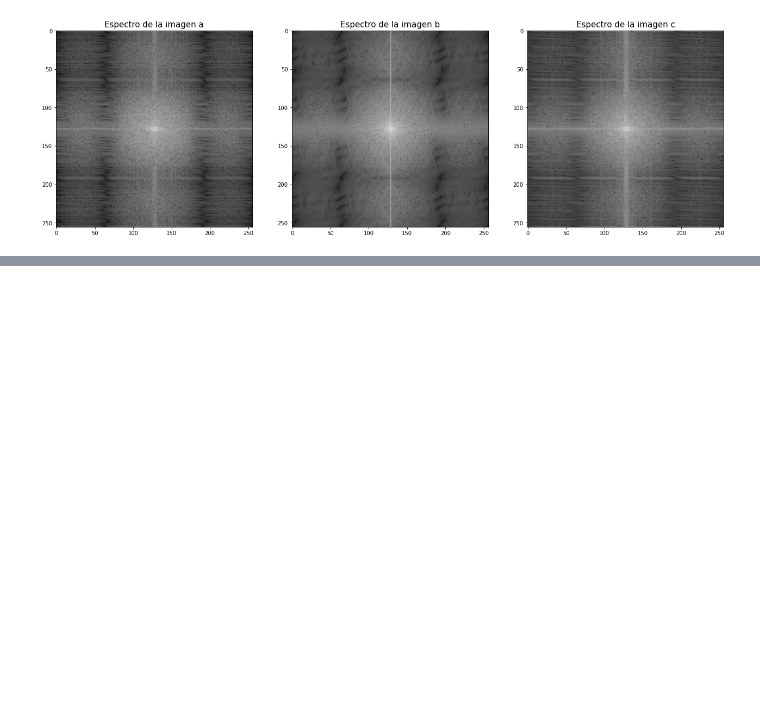
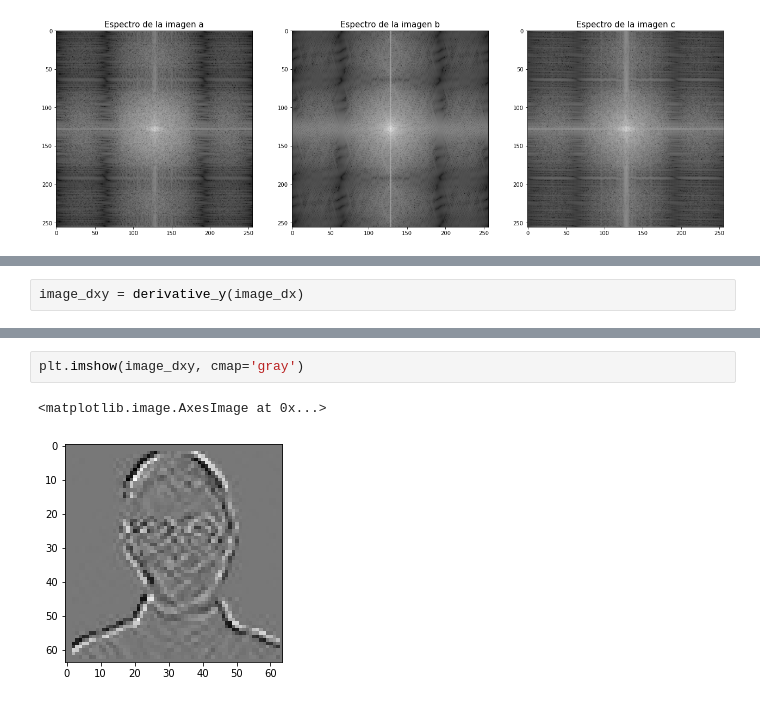
Before and after one commit to asp-image-dsp/image-processing-tp01, a Jupyter notebook: notebooks/exercise_05.ipynb, the cells around one changed output, grey strips where cells are left out. Drawn from its saved outputs; the diff is of its cells as text; blank space fills up the shorter version.

```diff
--- a/notebooks/exercise_05.ipynb
+++ b/notebooks/exercise_05.ipynb
@@ -156,0 +177,2 @@ plt.show()
+# %%
+image_dxy = derivative_y(image_dx)
@@ -156,0 +189,5 @@ plt.show()
+# %%
+plt.imshow(image_dxy, cmap='gray')
+# %% [output]
+<matplotlib.image.AxesImage at 0x...>
+[figure, added]
```
Also changed, not shown: parts of 7 cells of this notebook.
